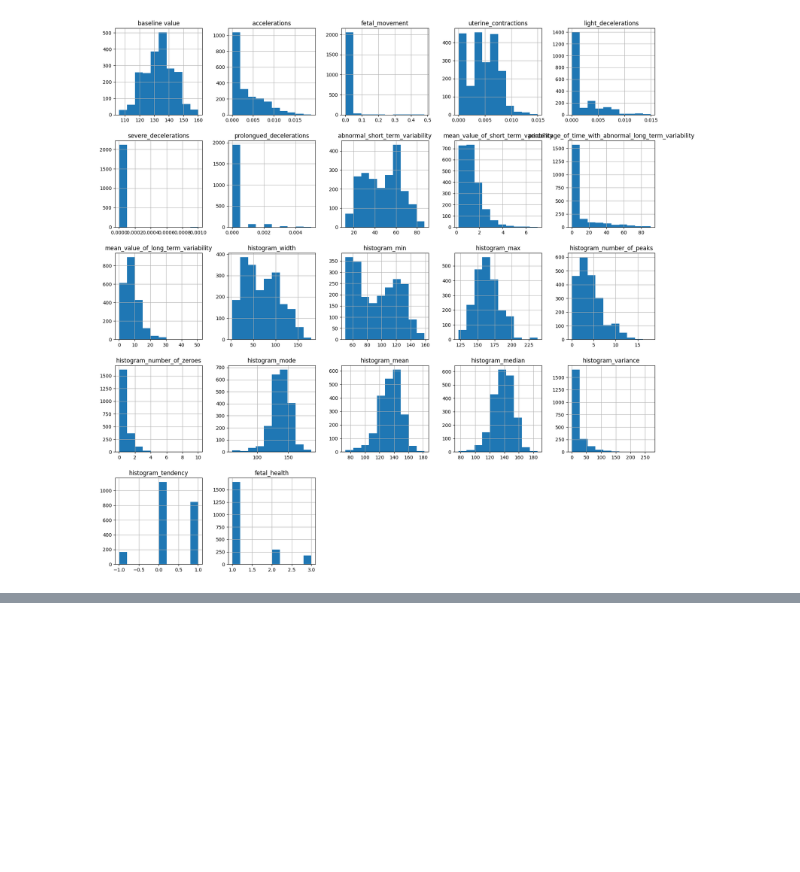
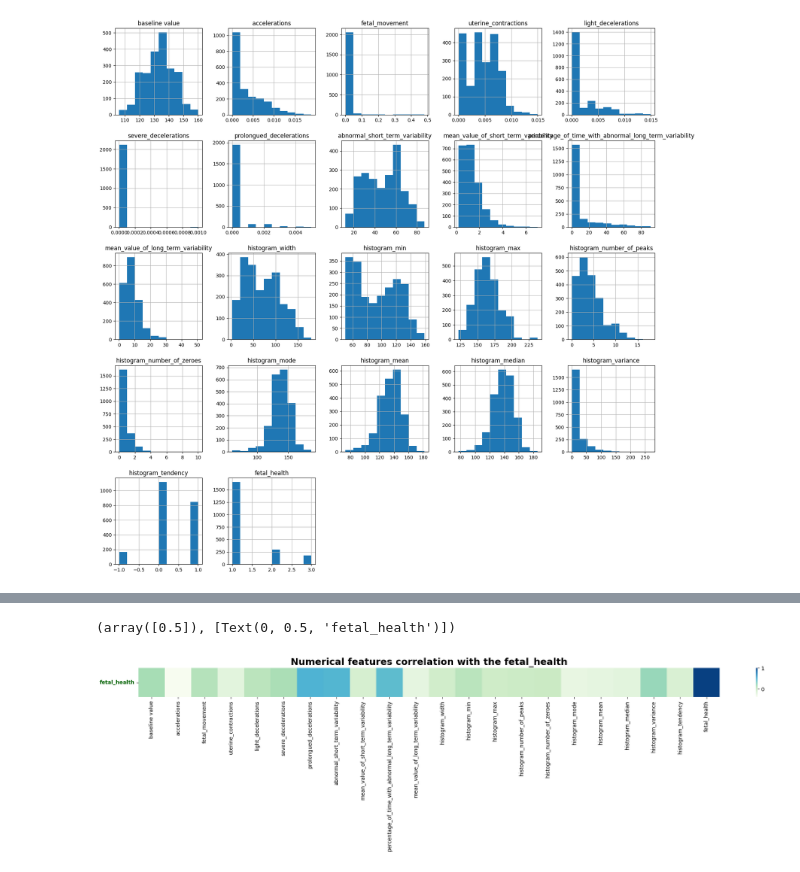
Before and after one commit to SakshyamStha/Fetal_Health_Classification, a Jupyter notebook: sg.ipynb, the cells around one changed output, grey strips where cells are left out. Saved outputs shown, nothing was run; the diff lists cells and outputs as text; code cells hidden in the pictures; blank space fills up the shorter version.

```diff
--- a/sg.ipynb
+++ b/sg.ipynb
@@ -129,0 +167,10 @@ data_hist_plot=fetal_data.hist(figsize=(20,20))
+# %%
+numeric_data=fetal_data.select_dtypes(exclude=object)
+numeric_corr=numeric_data.corr()
+f,ax=plt.subplots(figsize=(25,1))
+sns.heatmap(numeric_corr.sort_values(by=['fetal_health'],ascending=False).head(1),cmap="GnBu")
+plt.title("Numerical features correlation with the fetal_health",weight="bold",fontsize=18)
+plt.yticks(weight="bold",color="darkgreen",rotation=0)
+# %% [output]
+(array([0.5]), [Text(0, 0.5, 'fetal_health')])
+[figure, added]
```
Also changed, not shown: parts of 29 cells of this notebook.
